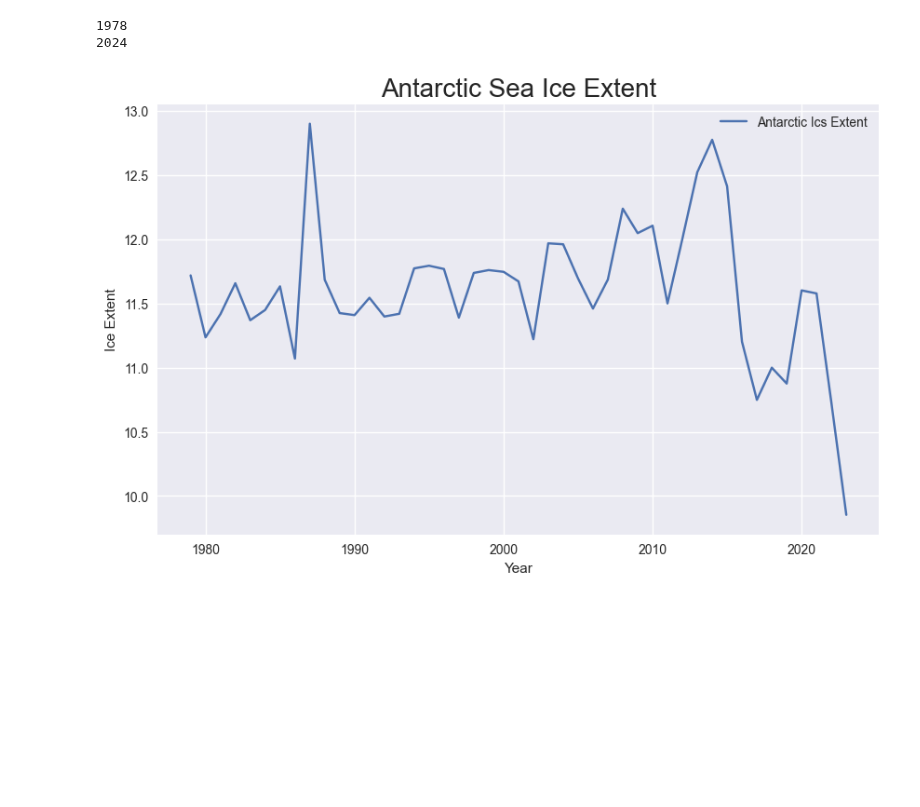
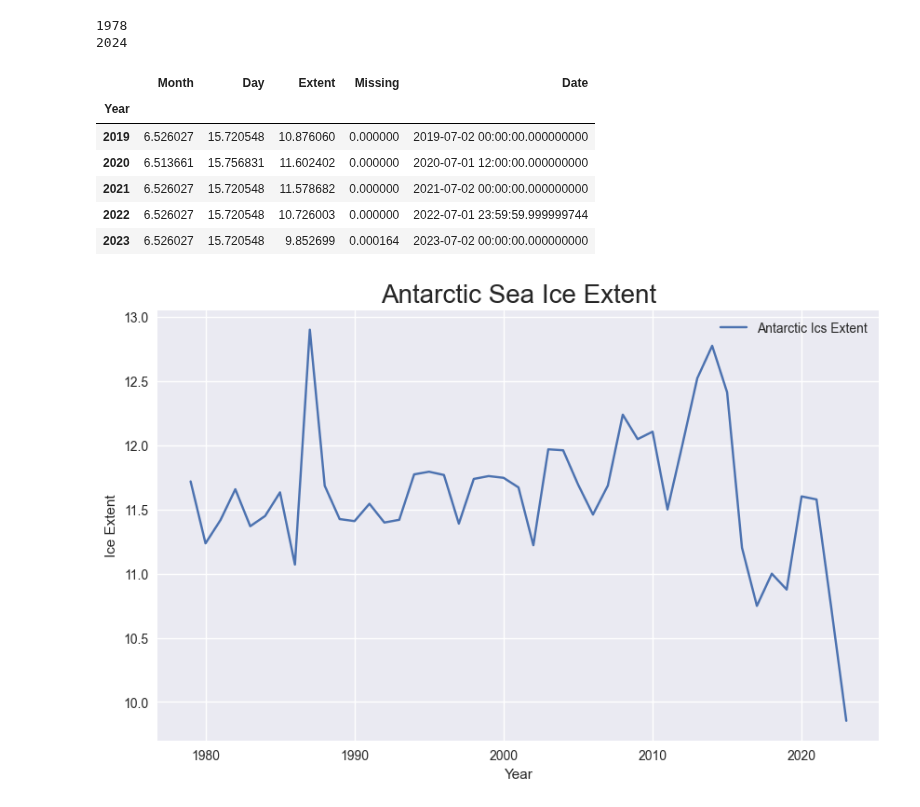
Before and after one commit to dilancroos/ice_extent, a Jupyter notebook: sea_ice.ipynb, the cells around one changed output. Saved outputs shown, nothing was run; the diff lists cells and outputs as text; code cells hidden in the pictures; blank space fills up the shorter version.

```diff
--- a/sea_ice.ipynb
+++ b/sea_ice.ipynb
@@ -322,6 +337,16 @@ print(yearMax)
 # remove 1978 and 2024
 
 s_seaice_grouped = s_seaice_grouped.drop([yearMin, yearMax])
+# %%
+s_seaice_grouped.tail()
+# %% [output]
+|  | Month | Day | Extent | Missing | Date |
+| Year |  |  |  |  |  |
+| 2019 | 6.526027 | 15.720548 | 10.876060 | 0.000000 | 2019-07-02 00:00:00.000000000 |
+| 2020 | 6.513661 | 15.756831 | 11.602402 | 0.000000 | 2020-07-01 12:00:00.000000000 |
+| 2021 | 6.526027 | 15.720548 | 11.578682 | 0.000000 | 2021-07-02 00:00:00.000000000 |
+| 2022 | 6.526027 | 15.720548 | 10.726003 | 0.000000 | 2022-07-01 23:59:59.999999744 |
+| 2023 | 6.526027 | 15.720548 | 9.852699 | 0.000164 | 2023-07-02 00:00:00.000000000 |
 # %%
 # plot the rolling mean of the sea ice extent
 
```
Also changed, not shown: parts of 13 cells of this notebook, 1 other file.
